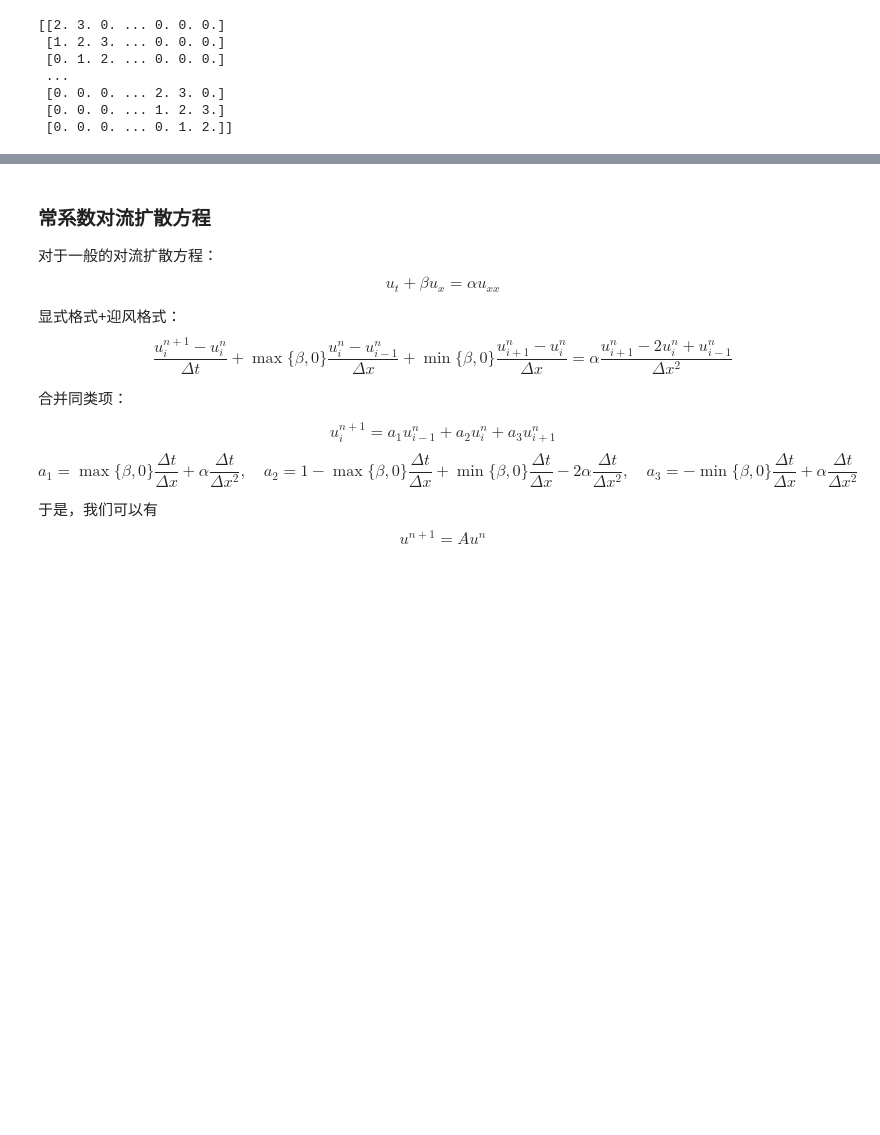
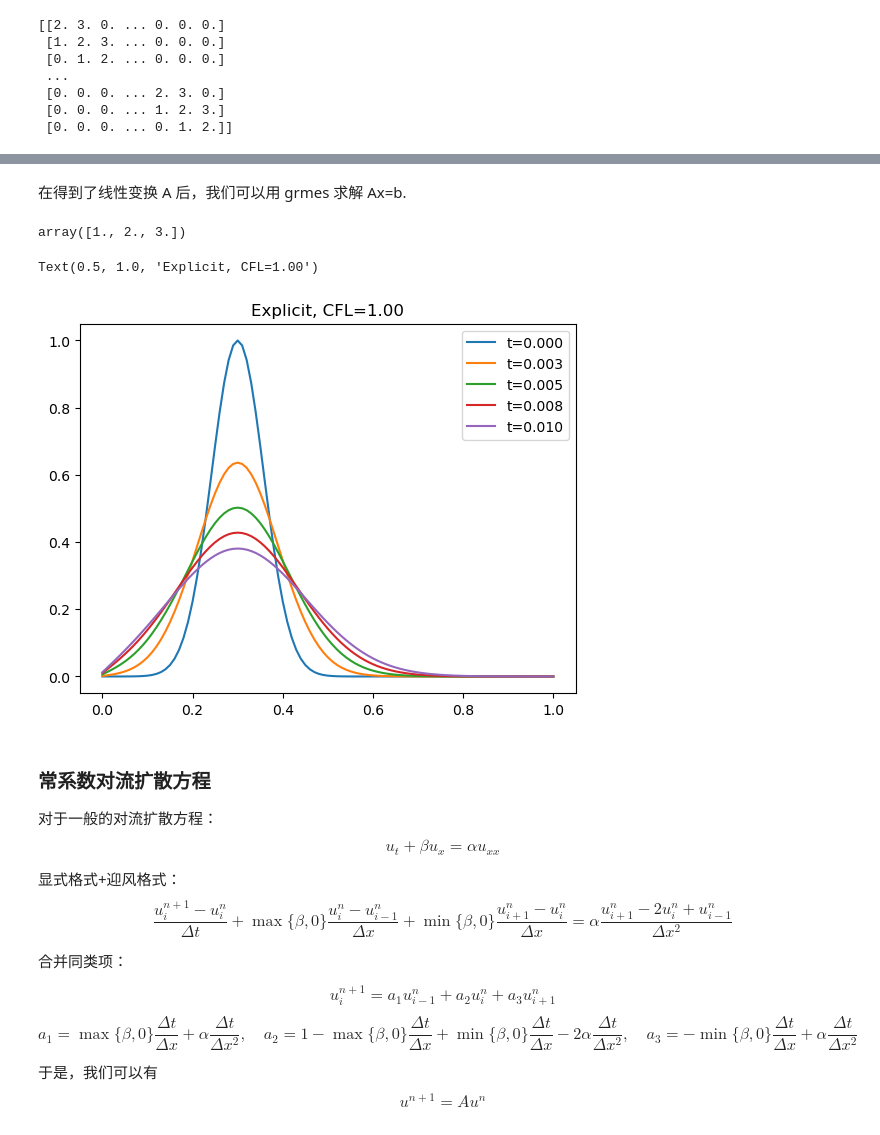
Before and after one commit to YongShen-98/numerical_PDE, a Jupyter notebook: 1D_Diffusion.ipynb, the cells around one changed output, grey strips where cells are left out. Drawn from its saved outputs; the diff is of its cells as text; code cells hidden in the pictures; blank space fills up the shorter version.

```diff
--- a/1D_Diffusion.ipynb
+++ b/1D_Diffusion.ipynb
@@ -144,0 +179,9 @@ plt.legend()
+# %%
+def linertransform(x):
+    y = np.zeros((x.shape[0],))
+    y[0] = x[0]+2*x[1]+3*x[2]
+    y[1] = 4*x[0]+5*x[1]+6*x[2]
+    y[2] = 7*x[0]+8*x[1]+9*x[2]
+    return y
+# %%
+A = LinearOperator((3,3), linertransform)
@@ -144,0 +199,2 @@ plt.legend()
+# %% [markdown]
+在得到了线性变换 A 后，我们可以用 grmes 求解 Ax=b.
@@ -145,3 +204,43 @@ plt.legend()
+# %%
+x
+# %% [output]
+array([1., 2., 3.])
+# %%
+def diffusion_implict(alpha, dt, dx, Nx):
+    a1 = -alpha*dt/dx**2
+    a3 = -alpha*dt/dx**2
+    a2 = 1+2*alpha*dt/dx**2
+    A_diag = np.ones((Nx,))*a2
+    A_up = np.ones((Nx,))*a3
+    A_off = np.ones((Nx,))*a1
+    A = scipy.sparse.spdiags(A_diag, 0, Nx, Nx)\
+        +scipy.sparse.spdiags(A_up, 1, Nx, Nx)\
+        +scipy.sparse.spdiags(A_off, -1, Nx, Nx)
+    return A
+# %%
+alpha = 1
+x = np.linspace(0, 1,101)
+u0 = np.exp(-150*(x-0.3)**2)
+Nx = u0.shape[0]
+dx = x[1] - x[0]
+dt = 0.0001
+CFL = alpha*dt/dx**2
+Nt = 100
+T = dt * Nt
+sol = np.zeros((Nt,Nx))
+sol[0,:] = u0
+A = diffusion_implict(alpha, dt, dx, Nx)
+A = csc_matrix(A)
+for ti in range(1,Nt):
+    sol[ti,:] = scipy.sparse.linalg.spsolve(A, sol[ti-1,:])
+# %%
+for ti in [0, int(Nt/4), int(2*Nt/4), int(3*Nt/4), Nt-1]:
+    plt.plot(x, sol[ti,:], label="t=%.3f"%(dt*ti))
+plt.legend()
+plt.title('Explicit, CFL=%.2f'%CFL)
+# %% [output]
+Text(0.5, 1.0, 'Explicit, CFL=1.00')
+[figure, added]
 # %% [markdown]
 ### 常系数对流扩散方程
 对于一般的对流扩散方程：
```
Also changed, not shown: parts of 37 cells of this notebook, 1 other file.
